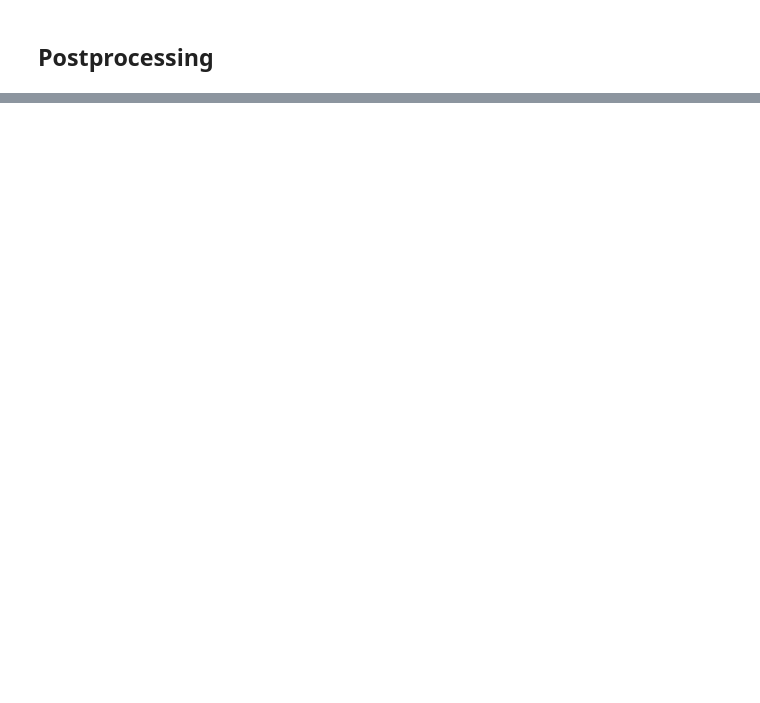
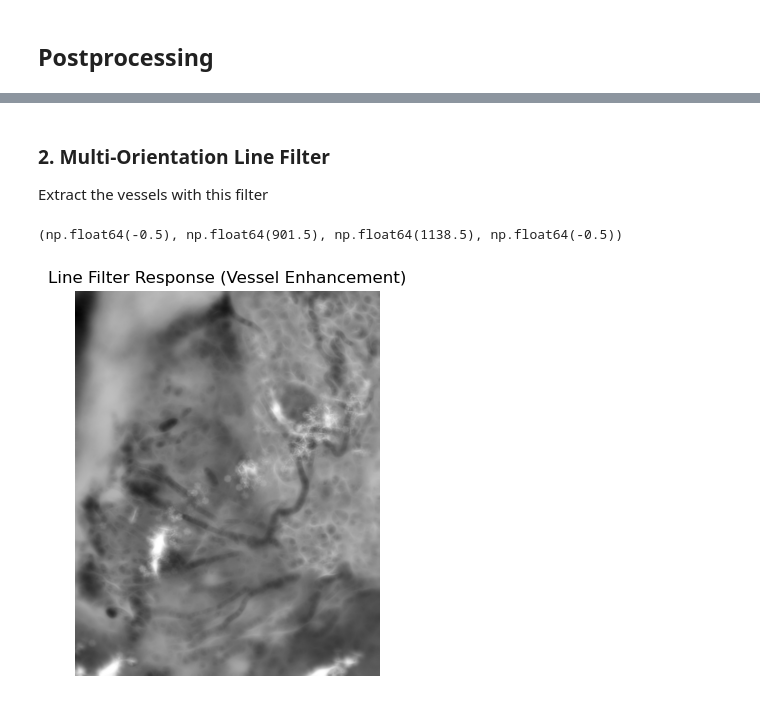
Before and after one commit to yana-kel/vessel-quant, a Jupyter notebook: vessel-extraction.ipynb, the cells around one changed output, grey strips where cells are left out. Saved outputs shown, nothing was run; the diff lists cells and outputs as text; code cells hidden in the pictures; blank space fills up the shorter version.

```diff
--- a/vessel-extraction.ipynb
+++ b/vessel-extraction.ipynb
@@ -81,0 +110,38 @@ plt.axis("off")
+# %% [markdown]
+### 2. Multi‑Orientation Line Filter
+Extract the vessels with this filter
+# %%
+# Define a line filter to enhance linear structures (vessels)
+def line_filter(img, length=21):
+    angles = np.arange(0, 180, 15)
+    responses = []
+
+    for angle in angles:
+        # Create a horizontal line kernel
+        kernel = np.zeros((length, length), np.float32)
+        kernel[length//2, :] = 1.0
+
+        # Rotate kernel
+        M = cv2.getRotationMatrix2D((length//2, length//2), angle, 1)
+        kernel_rot = cv2.warpAffine(kernel, M, (length, length))
+
+        # Normalize to avoid brightness shifts
+        kernel_rot /= kernel_rot.sum()
+
+        # Convolve
+        response = cv2.filter2D(img, cv2.CV_32F, kernel_rot)
+        responses.append(response)
+
+    return np.max(np.stack(responses), axis=0)
+
+# Apply line filter to enhance vessels
+line_response = line_filter(ced)
+
+# Display line filter result
+plt.figure(figsize=(5,5))
+plt.imshow(line_response, cmap='gray')
+plt.title("Line Filter Response (Vessel Enhancement)")
+plt.axis("off")
+# %% [output]
+(np.float64(-0.5), np.float64(901.5), np.float64(1138.5), np.float64(-0.5))
+[figure, added]
```
Also changed, not shown: parts of 8 cells of this notebook.
